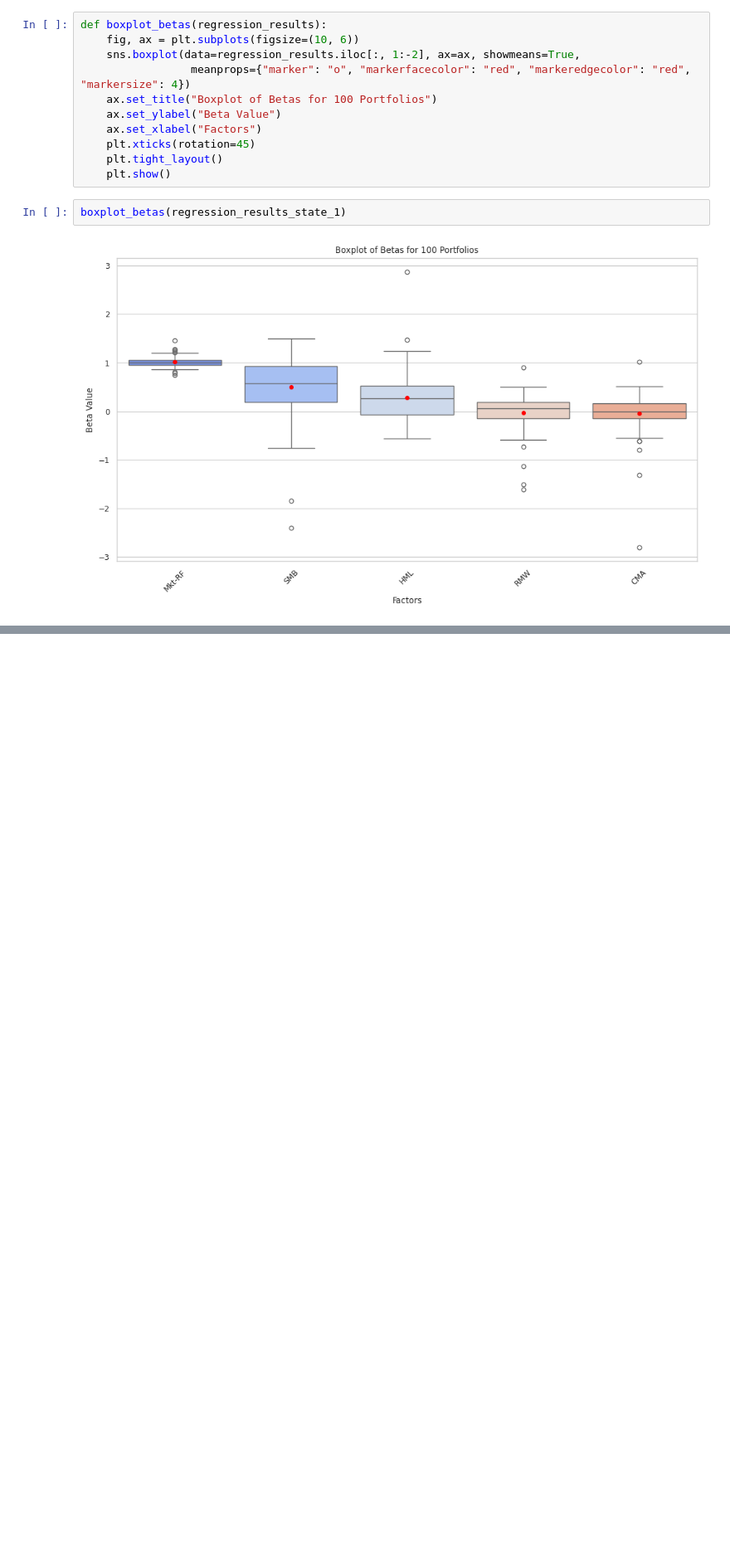
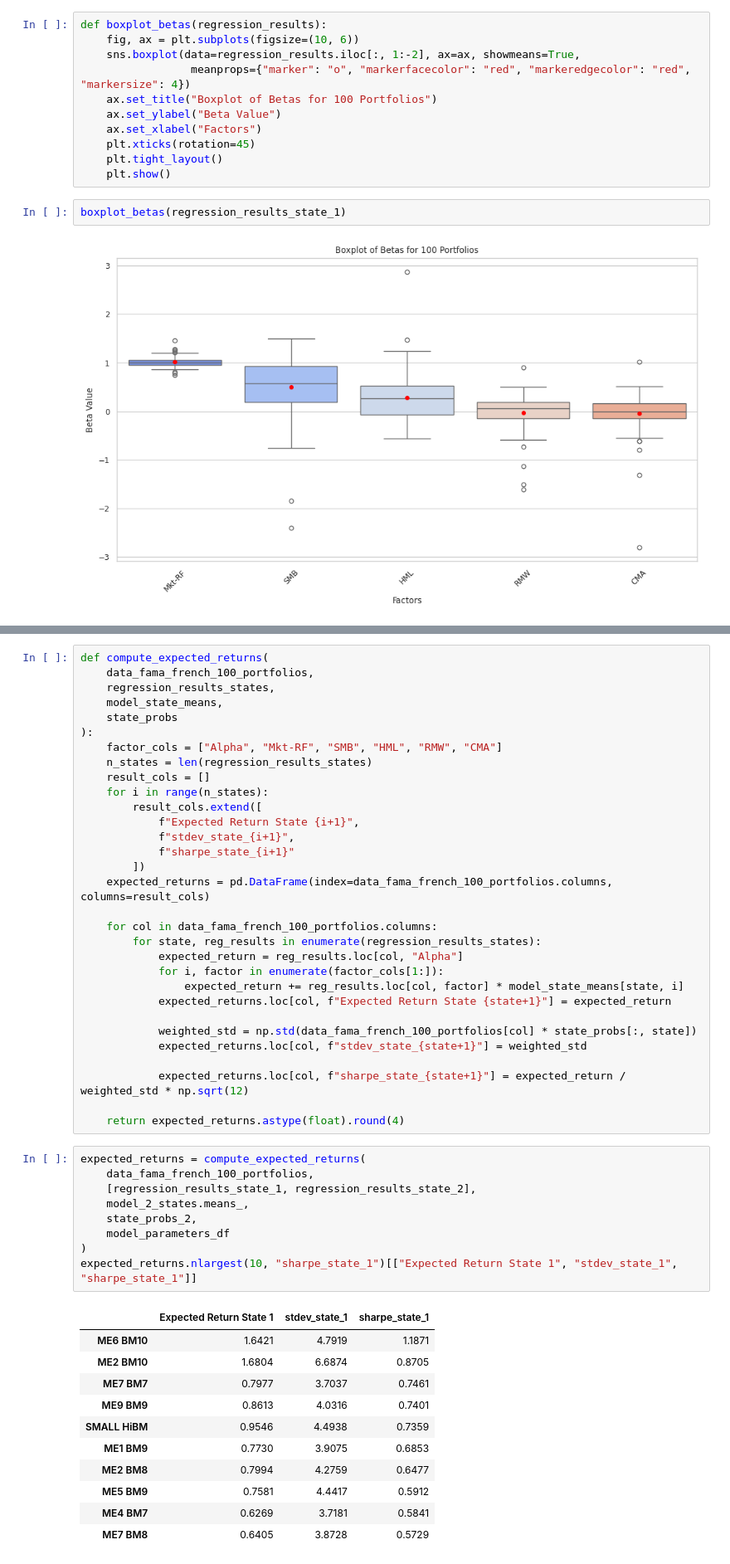
Before and after one commit to evucelic/HMM-Market-Regime-Estimation, a Jupyter notebook: fama_french_HMM.ipynb, the cells around one changed output, grey strips where cells are left out. Shown at 83% size. Cells and saved outputs as stored; diff of their text form; blank space fills up the shorter version.

```diff
--- a/fama_french_HMM.ipynb
+++ b/fama_french_HMM.ipynb
@@ -749,0 +676,52 @@ expected_returns.nlargest(10, "sharpe_state_1")
+# %%
+def compute_expected_returns(
+    data_fama_french_100_portfolios,
+    regression_results_states,
+    model_state_means,
+    state_probs
+):
+    factor_cols = ["Alpha", "Mkt-RF", "SMB", "HML", "RMW", "CMA"]
+    n_states = len(regression_results_states)
+    result_cols = []
+    for i in range(n_states):
+        result_cols.extend([
+            f"Expected Return State {i+1}",
+            f"stdev_state_{i+1}",
+            f"sharpe_state_{i+1}"
+        ])
+    expected_returns = pd.DataFrame(index=data_fama_french_100_portfolios.columns, columns=result_cols)
+
+    for col in data_fama_french_100_portfolios.columns:
+        for state, reg_results in enumerate(regression_results_states):
+            expected_return = reg_results.loc[col, "Alpha"]
+            for i, factor in enumerate(factor_cols[1:]):
+                expected_return += reg_results.loc[col, factor] * model_state_means[state, i]
+            expected_returns.loc[col, f"Expected Return State {state+1}"] = expected_return
+
+            weighted_std = np.std(data_fama_french_100_portfolios[col] * state_probs[:, state])
+            expected_returns.loc[col, f"stdev_state_{state+1}"] = weighted_std
+
+            expected_returns.loc[col, f"sharpe_state_{state+1}"] = expected_return / weighted_std * np.sqrt(12)
+
+    return expected_returns.astype(float).round(4)
+# %%
+expected_returns = compute_expected_returns(
+    data_fama_french_100_portfolios,
+    [regression_results_state_1, regression_results_state_2],
+    model_2_states.means_,
+    state_probs_2,
+    model_parameters_df
+)
+expected_returns.nlargest(10, "sharpe_state_1")[["Expected Return State 1", "stdev_state_1", "sharpe_state_1"]]
+# %% [output]
+|  | Expected Return State 1 | stdev_state_1 | sharpe_state_1 |
+| ME6 BM10 | 1.6421 | 4.7919 | 1.1871 |
+| ME2 BM10 | 1.6804 | 6.6874 | 0.8705 |
+| ME7 BM7 | 0.7977 | 3.7037 | 0.7461 |
+| ME9 BM9 | 0.8613 | 4.0316 | 0.7401 |
+| SMALL HiBM | 0.9546 | 4.4938 | 0.7359 |
+| ME1 BM9 | 0.7730 | 3.9075 | 0.6853 |
+| ME2 BM8 | 0.7994 | 4.2759 | 0.6477 |
+| ME5 BM9 | 0.7581 | 4.4417 | 0.5912 |
+| ME4 BM7 | 0.6269 | 3.7181 | 0.5841 |
+| ME7 BM8 | 0.6405 | 3.8728 | 0.5729 |
```
Also changed, not shown: parts of 8 cells of this notebook.
